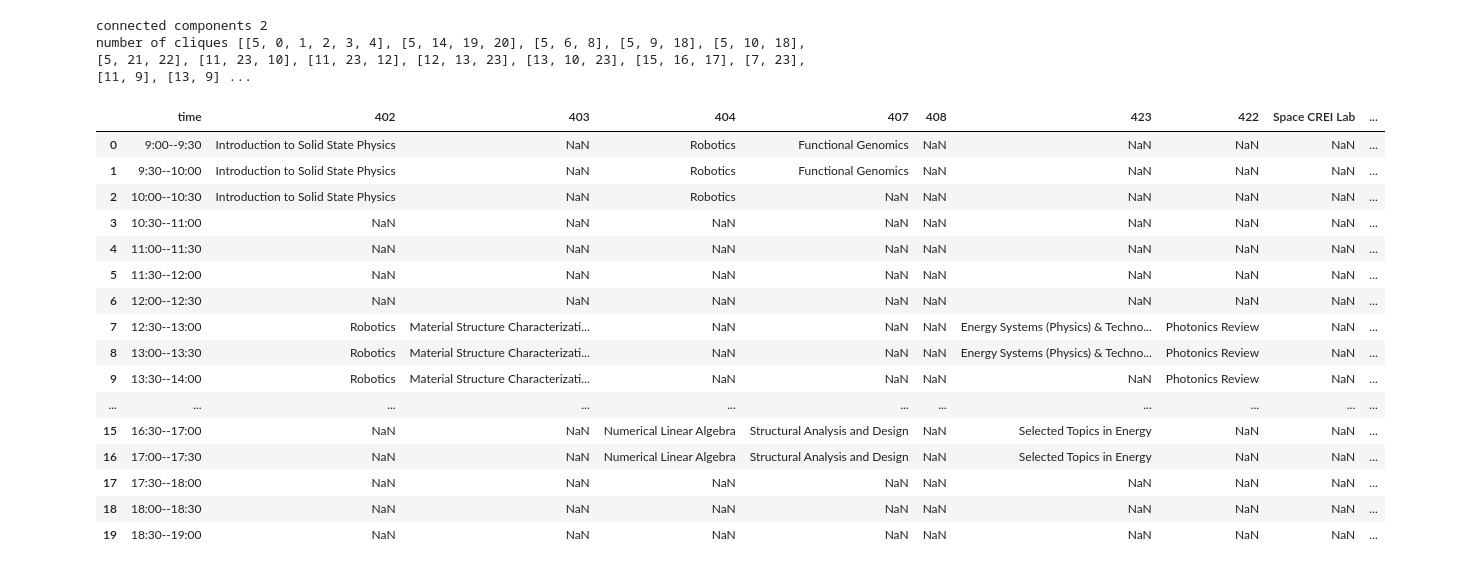
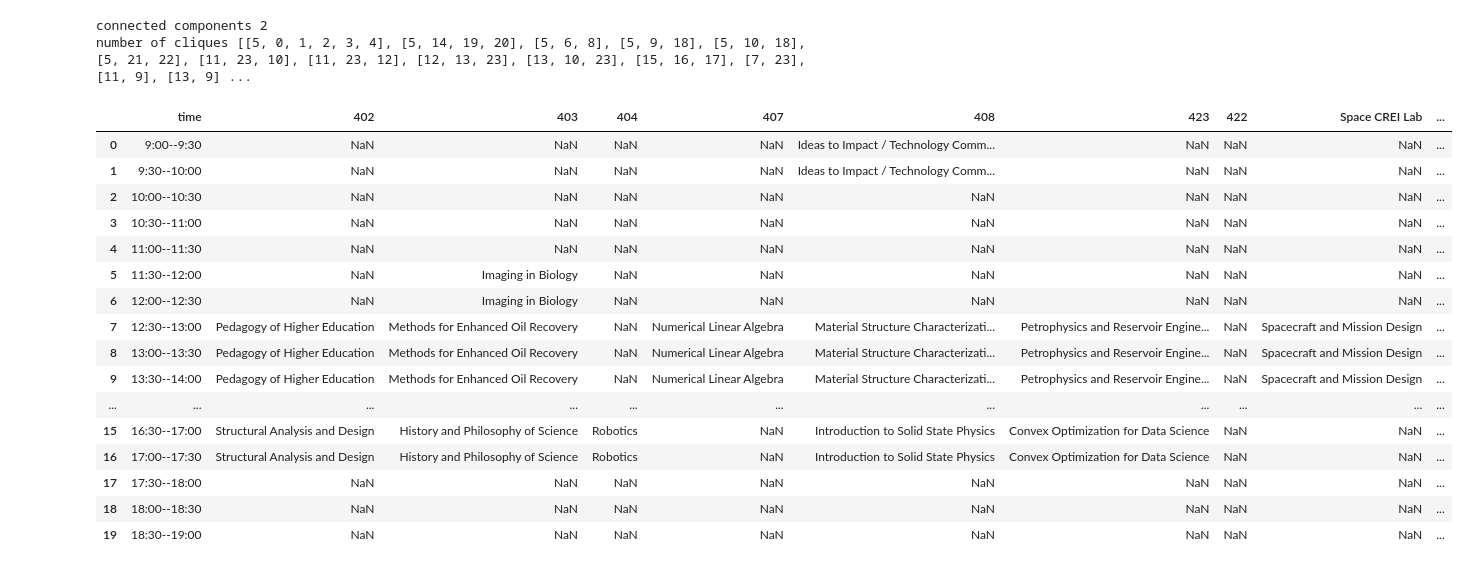
Before and after one commit to nvvaulin/opt-project-2016, a Jupyter notebook: SimulatedAnnealing.ipynb, the cells around one changed output. Cells and saved outputs as stored; diff of their text form; code cells hidden in the pictures.

```diff
--- a/SchedulingProjectData.ipynb
+++ b/SimulatedAnnealing.ipynb
@@ -170,17 +170,17 @@ def SA():
     for c in  range(roomCourse.shape[1]):
         cp = []
         for r in range(roomCourse.shape[0]):
-            for kk in range(roomCourse[r,c]+1):
+            if(roomCourse[r,c] == 2):#consider just best fitted rooms
                 cp.append(r)
         roomPref.append(np.array(cp))
 
     availableTime = np.zeros((courses.shape[0],19))
     for i in range(couseTime.shape[1]):
         for j in range(3):
-            if couseTime[j,i] >= 0:
+            if couseTime[j,i] >= 1:#consider just sutable time
                 availableTime[i,j+j*6] = 1
         for j in range(4):
-            if couseTime[j+3,i] >= 0:
+            if couseTime[j+3,i] >= 1:
                 availableTime[i,j+j*4] = 1
 
     timeTable = -np.ones((5,roomCourse.shape[0],20),dtype=np.int)
@@ -243,37 +243,37 @@ timeTable = SA()
 # %%
 
 def drawTimeTable(tt):
     times = [str(9+(i//2))+':'+str(3*(i%2))+'0--'+str(9+((i+1)//2))+':'+str(3*((i+1)%2))+'0' for i in range(20)]
     res = []
     for d in range(5):
         df = pd.DataFrame(index= range(20),columns = np.concatenate((np.array(['time']),roomNames)))
         df['time'] = times
         for r  in range(tt.shape[1]):
             for t in range(tt.shape[2]):
                 if(tt[d,r,t] >= 0):
                     df[roomNames[r]][t] = courseNames[tt[d,r,t]]
-        writer = pd.ExcelWriter(str(d)+'.xlsx')
-        df.to_excel(writer)
+        #writer = pd.ExcelWriter(str(d)+'.xlsx')
+        #df.to_excel(writer)
         res.append(df)
     return res
 
 dfs = drawTimeTable(timeTable)
 dfs[0]
 # %% [output]
 |  | time | 402 | 403 | 404 | 407 | 408 | 423 | 422 | Space CREI Lab | ... |
-| 0 | 9:00--9:30 | Introduction to Solid State Physics | NaN | Robotics | Functional Genomics | NaN | NaN | NaN | NaN | ... |
-| 1 | 9:30--10:00 | Introduction to Solid State Physics | NaN | Robotics | Functional Genomics | NaN | NaN | NaN | NaN | ... |
-| 2 | 10:00--10:30 | Introduction to Solid State Physics | NaN | Robotics | NaN | NaN | NaN | NaN | NaN | ... |
+| 0 | 9:00--9:30 | NaN | NaN | NaN | NaN | Ideas to Impact / Technology Comm... | NaN | NaN | NaN | ... |
+| 1 | 9:30--10:00 | NaN | NaN | NaN | NaN | Ideas to Impact / Technology Comm... | NaN | NaN | NaN | ... |
+| 2 | 10:00--10:30 | NaN | NaN | NaN | NaN | NaN | NaN | NaN | NaN | ... |
 | 3 | 10:30--11:00 | NaN | NaN | NaN | NaN | NaN | NaN | NaN | NaN | ... |
 | 4 | 11:00--11:30 | NaN | NaN | NaN | NaN | NaN | NaN | NaN | NaN | ... |
-| 5 | 11:30--12:00 | NaN | NaN | NaN | NaN | NaN | NaN | NaN | NaN | ... |
-| 6 | 12:00--12:30 | NaN | NaN | NaN | NaN | NaN | NaN | NaN | NaN | ... |
-| 7 | 12:30--13:00 | Robotics | Material Structure Characterizati... | NaN | NaN | NaN | Energy Systems (Physics) & Techno... | Photonics Review | NaN | ... |
-| 8 | 13:00--13:30 | Robotics | Material Structure Characterizati... | NaN | NaN | NaN | Energy Systems (Physics) & Techno... | Photonics Review | NaN | ... |
-| 9 | 13:30--14:00 | Robotics | Material Structure Characterizati... | NaN | NaN | NaN | NaN | Photonics Review | NaN | ... |
+| 5 | 11:30--12:00 | NaN | Imaging in Biology | NaN | NaN | NaN | NaN | NaN | NaN | ... |
+| 6 | 12:00--12:30 | NaN | Imaging in Biology | NaN | NaN | NaN | NaN | NaN | NaN | ... |
+| 7 | 12:30--13:00 | Pedagogy of Higher Education | Methods for Enhanced Oil Recovery | NaN | Numerical Linear Algebra | Material Structure Characterizati... | Petrophysics and Reservoir Engine... | NaN | Spacecraft and Mission Design | ... |
+| 8 | 13:00--13:30 | Pedagogy of Higher Education | Methods for Enhanced Oil Recovery | NaN | Numerical Linear Algebra | Material Structure Characterizati... | Petrophysics and Reservoir Engine... | NaN | Spacecraft and Mission Design | ... |
+| 9 | 13:30--14:00 | Pedagogy of Higher Education | Methods for Enhanced Oil Recovery | NaN | Numerical Linear Algebra | Material Structure Characterizati... | Petrophysics and Reservoir Engine... | NaN | Spacecraft and Mission Design | ... |
 | ... | ... | ... | ... | ... | ... | ... | ... | ... | ... | ... |
-| 15 | 16:30--17:00 | NaN | NaN | Numerical Linear Algebra | Structural Analysis and Design | NaN | Selected Topics in Energy | NaN | NaN | ... |
-| 16 | 17:00--17:30 | NaN | NaN | Numerical Linear Algebra | Structural Analysis and Design | NaN | Selected Topics in Energy | NaN | NaN | ... |
+| 15 | 16:30--17:00 | Structural Analysis and Design | History and Philosophy of Science | Robotics | NaN | Introduction to Solid State Physics | Convex Optimization for Data Science | NaN | NaN | ... |
+| 16 | 17:00--17:30 | Structural Analysis and Design | History and Philosophy of Science | Robotics | NaN | Introduction to Solid State Physics | Convex Optimization for Data Science | NaN | NaN | ... |
 | 17 | 17:30--18:00 | NaN | NaN | NaN | NaN | NaN | NaN | NaN | NaN | ... |
 | 18 | 18:00--18:30 | NaN | NaN | NaN | NaN | NaN | NaN | NaN | NaN | ... |
 | 19 | 18:30--19:00 | NaN | NaN | NaN | NaN | NaN | NaN | NaN | NaN | ... |
```
Also changed, not shown: parts of 4 cells of this notebook.
